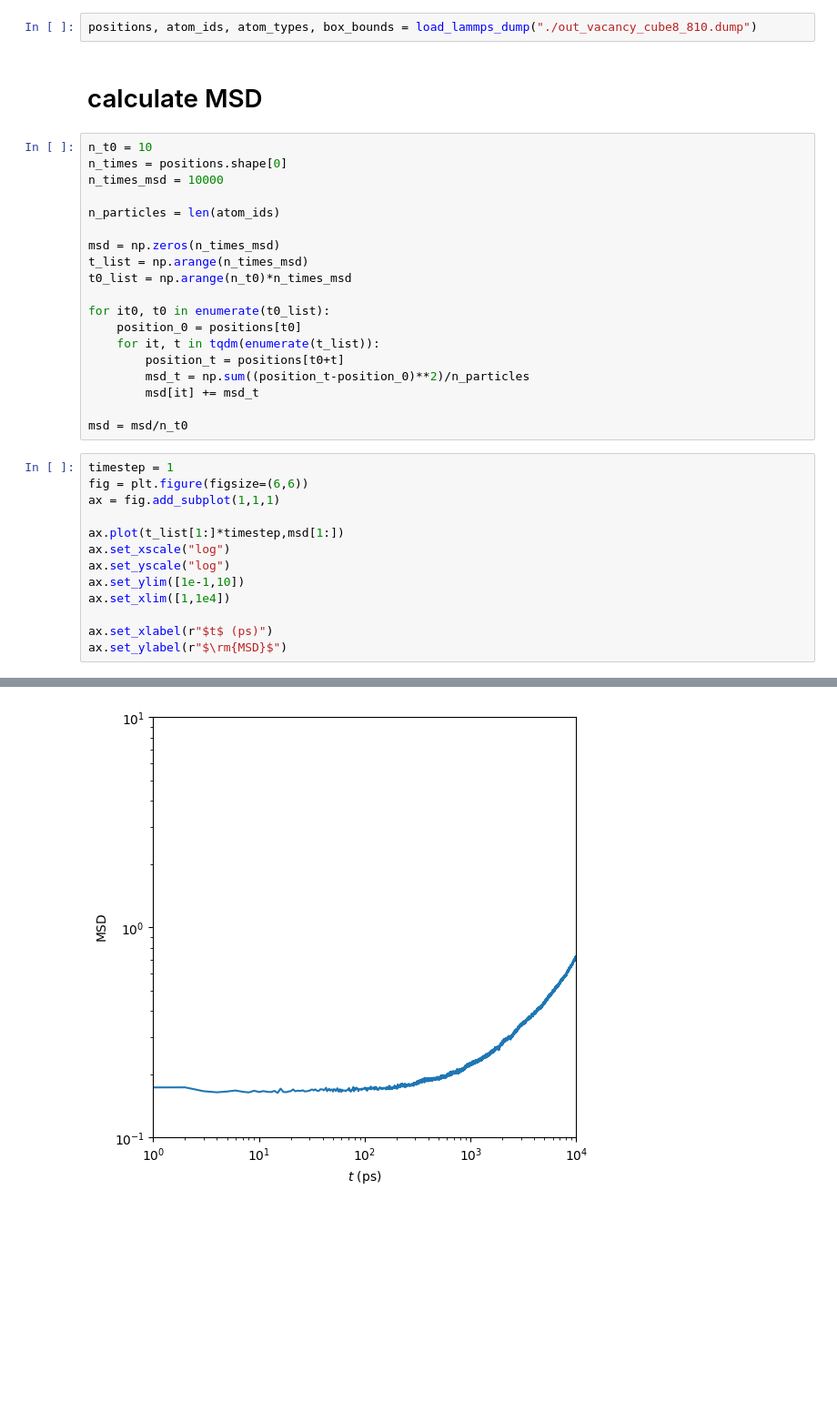
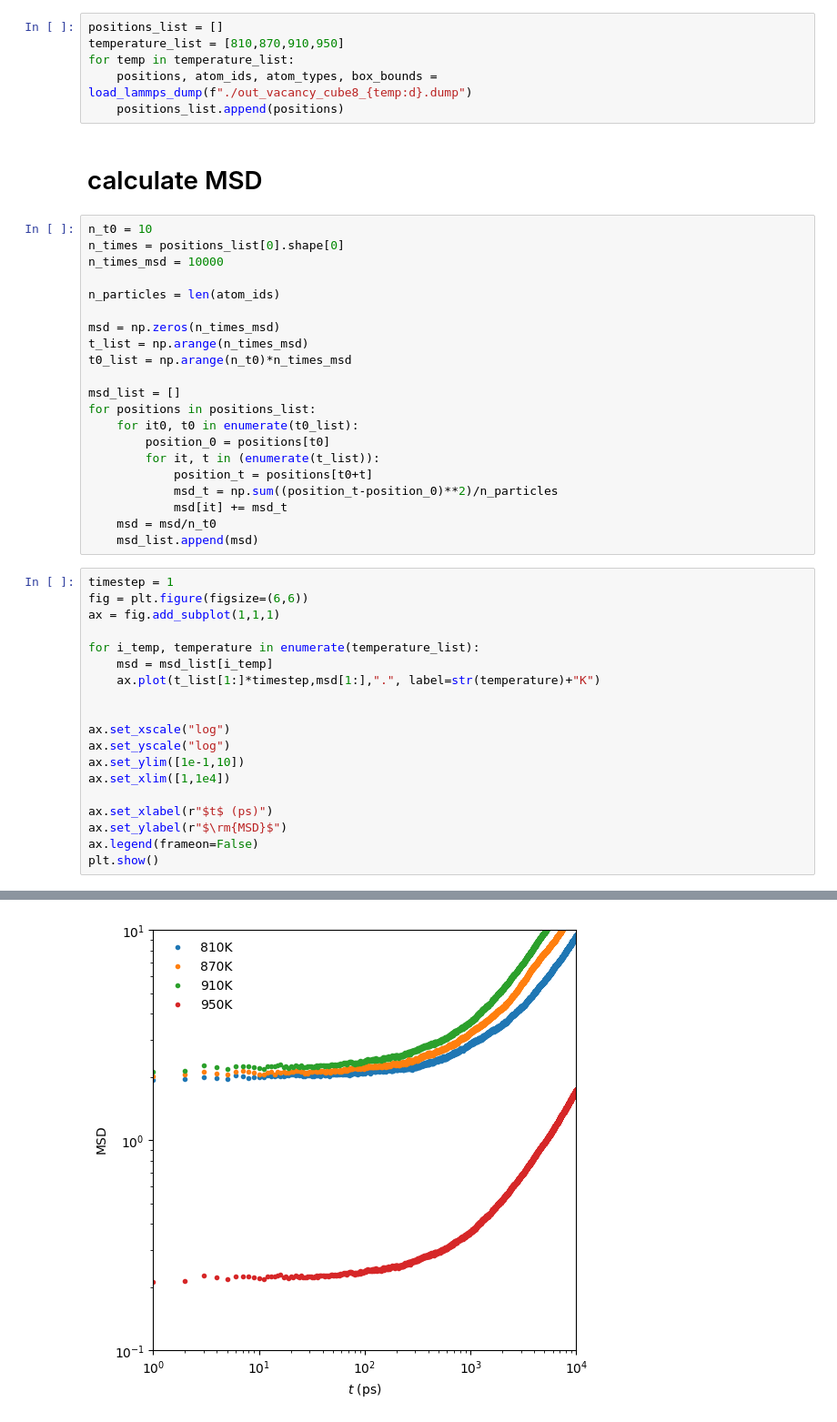
Before and after one commit to ch-tung/ABCD_J, a Jupyter notebook: EAM/LAMMPS/test_MSD.ipynb, the cells around one changed output, grey strips where cells are left out. Shown at 91% size. Cells and saved outputs as stored; diff of their text form; blank space fills up the shorter version.

```diff
--- a/EAM/LAMMPS/test_MSD.ipynb
+++ b/EAM/LAMMPS/test_MSD.ipynb
@@ -50,13 +50,17 @@ def load_lammps_dump(filename):
             positions[it, i, :] = [float(data[2]), float(data[3]), float(data[4])]
 
     return positions, atom_ids, atom_types, box_bounds
-# %%
-positions, atom_ids, atom_types, box_bounds = load_lammps_dump("./out_vacancy_cube8_810.dump")
+# %%
+positions_list = []
+temperature_list = [810,870,910,950]
+for temp in temperature_list:
+    positions, atom_ids, atom_types, box_bounds = load_lammps_dump(f"./out_vacancy_cube8_{temp:d}.dump")
+    positions_list.append(positions)
 # %% [markdown]
 # calculate MSD
 # %%
 n_t0 = 10
-n_times = positions.shape[0]
+n_times = positions_list[0].shape[0]
 n_times_msd = 10000
 
 n_particles = len(atom_ids)
@@ -65,20 +69,26 @@ msd = np.zeros(n_times_msd)
 t_list = np.arange(n_times_msd)
 t0_list = np.arange(n_t0)*n_times_msd
 
-for it0, t0 in enumerate(t0_list):
-    position_0 = positions[t0]
-    for it, t in tqdm(enumerate(t_list)):
-        position_t = positions[t0+t]
-        msd_t = np.sum((position_t-position_0)**2)/n_particles
-        msd[it] += msd_t
-
-msd = msd/n_t0
+msd_list = []
+for positions in positions_list:
+    for it0, t0 in enumerate(t0_list):
+        position_0 = positions[t0]
+        for it, t in (enumerate(t_list)):
+            position_t = positions[t0+t]
+            msd_t = np.sum((position_t-position_0)**2)/n_particles
+            msd[it] += msd_t
+    msd = msd/n_t0
+    msd_list.append(msd)
 # %%
 timestep = 1
 fig = plt.figure(figsize=(6,6))
 ax = fig.add_subplot(1,1,1)
 
-ax.plot(t_list[1:]*timestep,msd[1:])
+for i_temp, temperature in enumerate(temperature_list):
+    msd = msd_list[i_temp]
+    ax.plot(t_list[1:]*timestep,msd[1:],".", label=str(temperature)+"K")
+
+
 ax.set_xscale("log")
 ax.set_yscale("log")
 ax.set_ylim([1e-1,10])
@@ -86,4 +96,6 @@ ax.set_xlim([1,1e4])
 
 ax.set_xlabel(r"$t$ (ps)")
 ax.set_ylabel(r"$\rm{MSD}$")
+ax.legend(frameon=False)
+plt.show()
 # %% [output]
@@ -91 +102 @@ Text(0, 0.5, '$\\rm{MSD}$')
-[figure, old version]
+[figure, new version]
```
Also changed, not shown: parts of 1 cell of this notebook, 1 other file.
